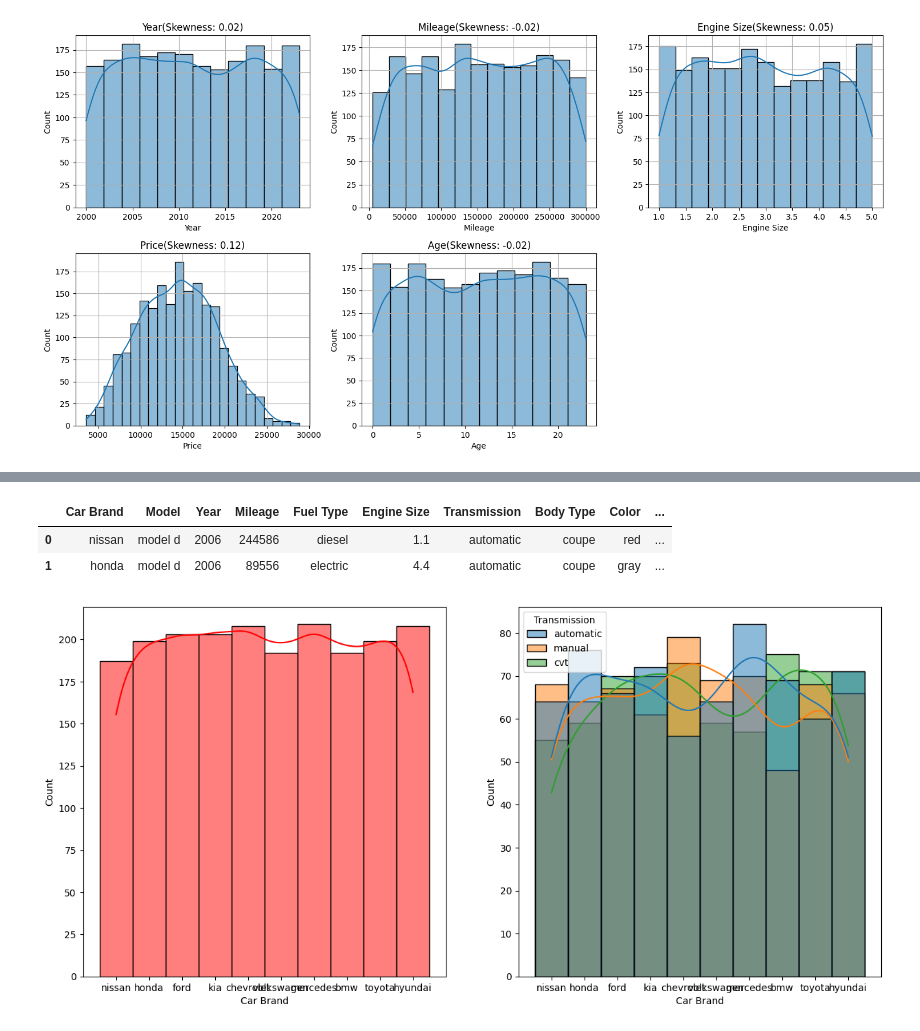
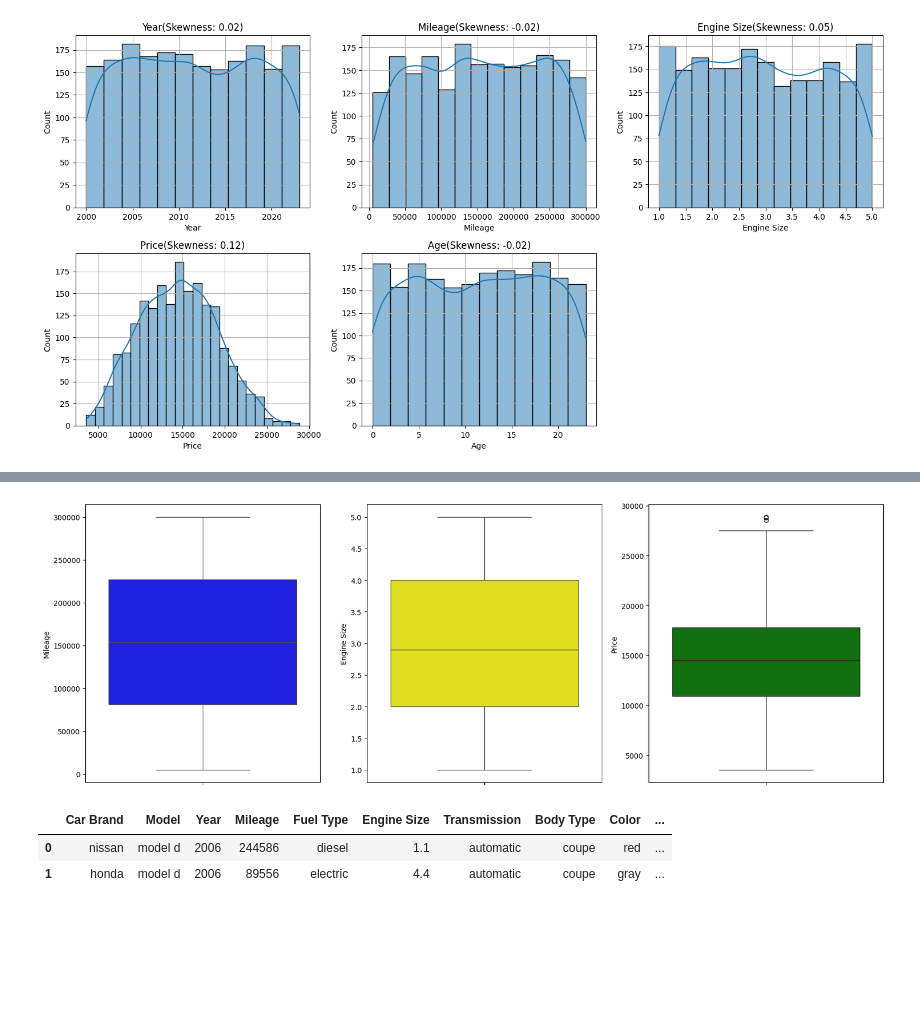
Before and after one commit to Lakshman895/CarPricePrediction, a Jupyter notebook: notebook/eda.ipynb, the cells around one changed output, grey strips where cells are left out. Saved outputs shown, nothing was run; the diff lists cells and outputs as text; code cells hidden in the pictures; blank space fills up the shorter version.

```diff
--- a/notebook/eda.ipynb
+++ b/notebook/eda.ipynb
@@ -229,15 +255,19 @@ plot_histogram(df, numerical_feature)
+# %%
+plt.figure(figsize=(20,7))
+plt.subplot(1,3,1)
+sns.boxplot(df['Mileage'],color='blue')
+
+plt.subplot(1,3,2)
+sns.boxplot(df['Engine Size'],color='yellow')
+
+plt.subplot(1,3,3)
+sns.boxplot(df['Price'],color='green')
+plt.show()
+# %% [output]
+[figure, added]
 # %%
 df.head(2)
 # %% [output]
 |  | Car Brand | Model | Year | Mileage | Fuel Type | Engine Size | Transmission | Body Type | Color | ... |
 | 0 | nissan | model d | 2006 | 244586 | diesel | 1.1 | automatic | coupe | red | ... |
 | 1 | honda | model d | 2006 | 89556 | electric | 4.4 | automatic | coupe | gray | ... |
-# %%
-fig, axs = plt.subplots(1,2, figsize=(15, 7))
-plt.subplot(121)
-sns.histplot(data=df,x='Car Brand',bins=30,kde=True,color='r')
-plt.subplot(122)
-sns.histplot(data=df,x='Car Brand',kde=True,hue='Transmission')
-plt.show()
-# %% [output]
-[figure, removed]
```
Also changed, not shown: parts of 5 cells of this notebook.
